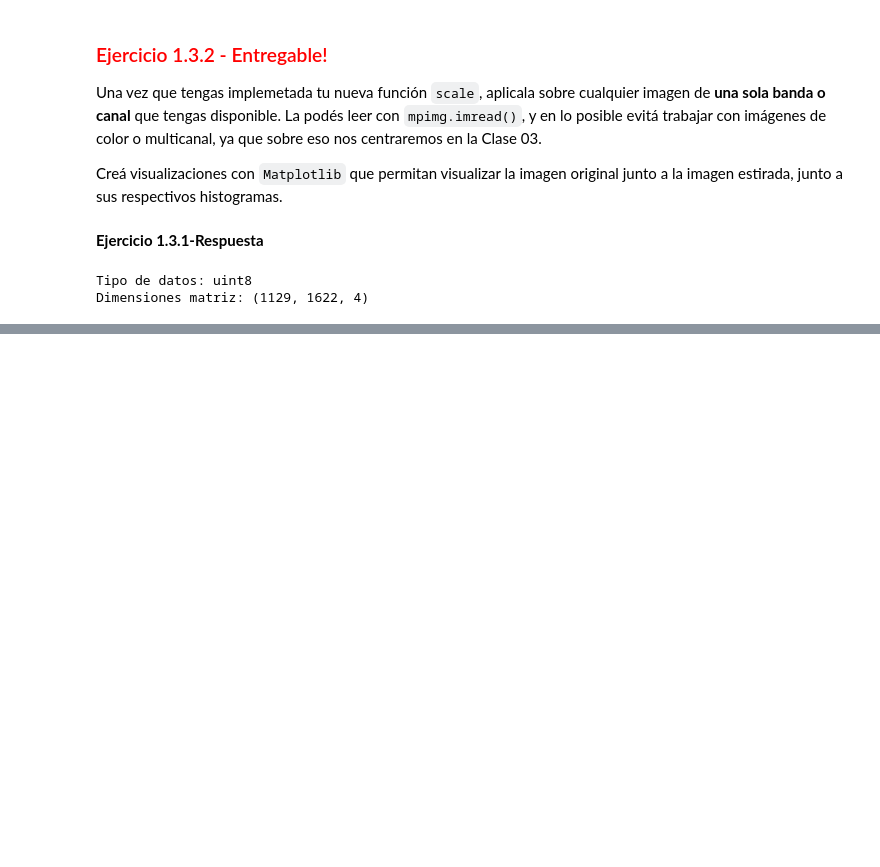
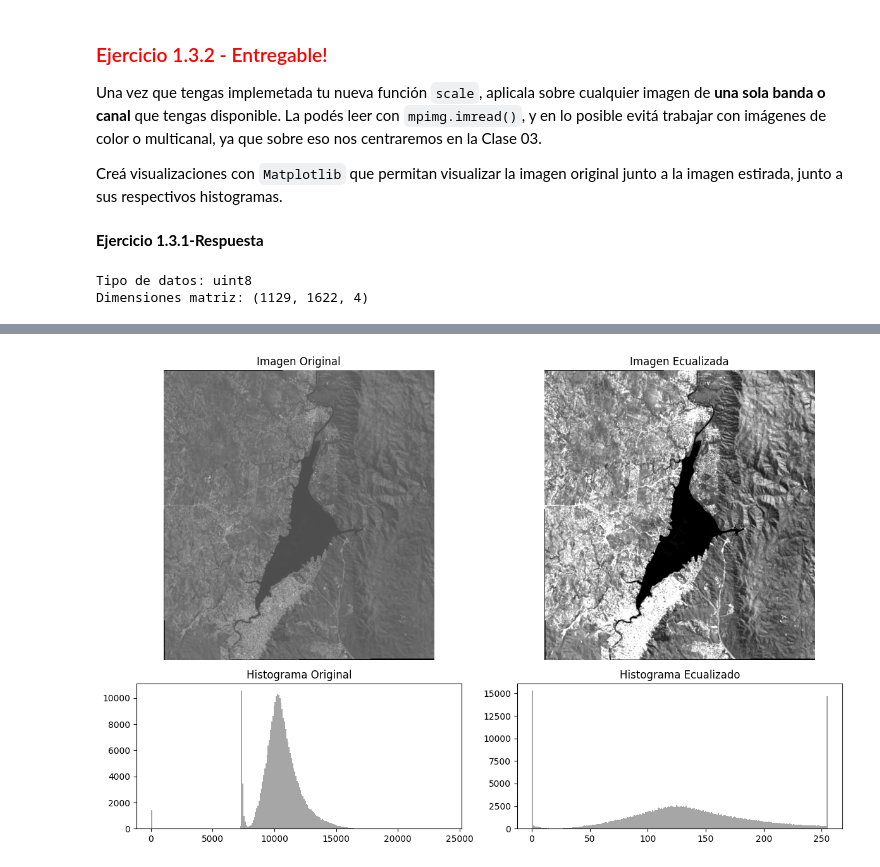
Before and after one commit to francobarrionuevoenv21/MAIE_devs_pub, a Jupyter notebook: Proc_Img/practicos/PDIS2026_Clase01_Operaciones_Basicas_Imagenes_Datos.ipynb, the cells around one changed output, grey strips where cells are left out. Cells and saved outputs as stored; diff of their text form; code cells hidden in the pictures; blank space fills up the shorter version.

Commit message:
update proc img

```diff
--- a/Proc_Img/practicos/PDIS2026_Clase01_Operaciones_Basicas_Imagenes_Datos.ipynb
+++ b/Proc_Img/practicos/PDIS2026_Clase01_Operaciones_Basicas_Imagenes_Datos.ipynb
@@ -1070,7 +1070,7 @@ def scale(imagen, p):
     img_trun = np.clip(imagen, vmin, vmax)  # Limitar los valores a este rango
 
     # Normalizar a 0-255
-    img_ecual = (imagen_truncada - vmin) / (vmax - vmin) * 255 # Si sacamos este *255 queda escalada de 0 a 1
+    img_ecual = (img_trun - vmin) / (vmax - vmin) * 255 # Si sacamos este *255 queda escalada de 0 a 1
 
     # Convertir la imagen ecualizada a entero de 8 bits (ya que la normalizamos y escalamos de 0 a 255)
     img_ecual = np.uint8(img_ecual)
@@ -1162,0 +1173,41 @@ Text(0.5, 1.0, 'Histograma Original')
+# %%
+# Recupero la imagen desde github
+esr_path = 'https://github.com/francobarrionuevoenv21/MAIE_devs_pub/raw/refs/heads/main/Proc_Img/practicos/data/l8swir_esr_20170222.tif'
+# Leo la imagen con `mpimg.imread()`
+
+## Descargo la imagen con response
+response = requests.get(esr_path)
+response.raise_for_status()  # evanta un error si no puede descargar la imagen
+
+## Leo la imagen con bytesIO
+imagen_esr = mpimg.imread(BytesIO(response.content), format="tif") # BytesIO creates a file-like object from the downloaded bytes, so the image can be read without first saving it to disk
+# %%
+# Crear una figura con 2 filas: imágenes e histogramas originales y escalados
+fig, axes = plt.subplots(2, 2, figsize=(12, 8), gridspec_kw={"height_ratios": [2, 1]})
+
+# Defino percentil (P) para estiramiento
+P = 5
+
+# ---------------------- IMÁGENES ----------------------
+axes[0, 0].imshow(imagen_esr, cmap='gray')
+axes[0, 0].set_title('Imagen Original')
+axes[0, 0].axis('off')
+
+axes[0, 1].imshow(scale(imagen_esr, P), cmap='gray')
+axes[0, 1].set_title('Imagen Ecualizada')
+axes[0, 1].axis('off')
+
+# ---------------------- HISTOGRAMAS ----------------------
+# Histograma de la imagen original
+axes[1, 0].hist(imagen_esr.ravel(), bins=256, color='gray', alpha=0.7)
+axes[1, 0].set_title('Histograma Original')
+
+# Histograma de la imagen ecualizada
+axes[1, 1].hist(scale(imagen_esr, P).ravel(), bins=256, color='gray', alpha=0.7)
+axes[1, 1].set_title('Histograma Ecualizado')
+
+# Ajustar el diseño
+plt.tight_layout()
+plt.show()
+# %% [output]
+[figure, added]
```
Also changed, not shown: parts of 6 cells of this notebook, 1 other file.
